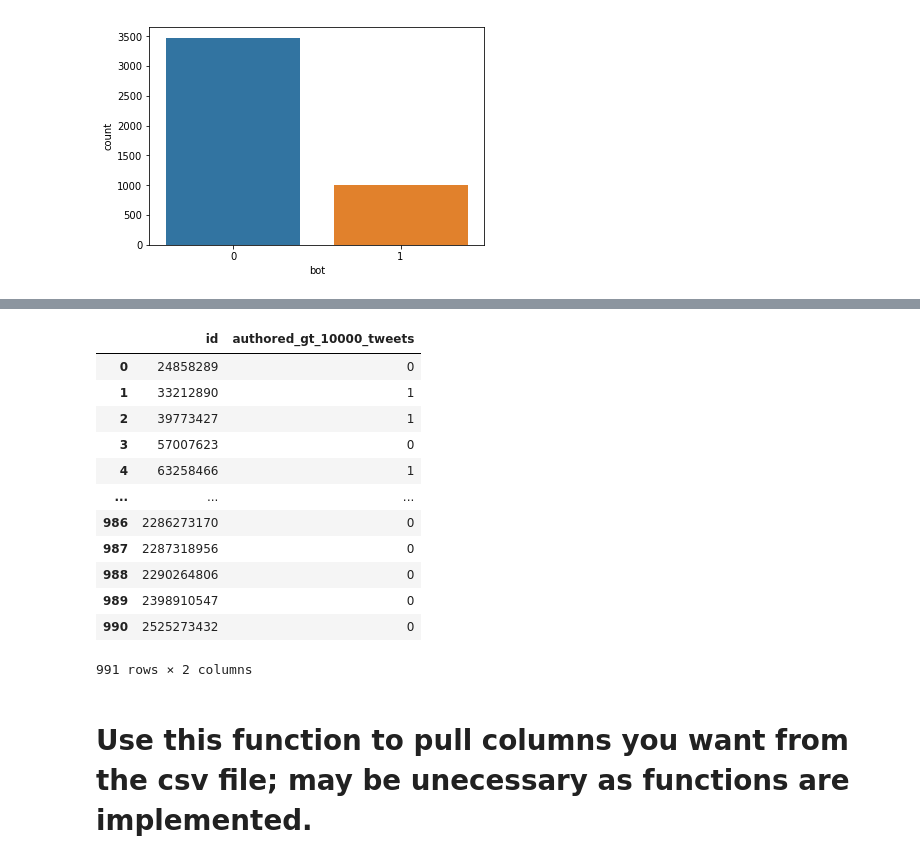
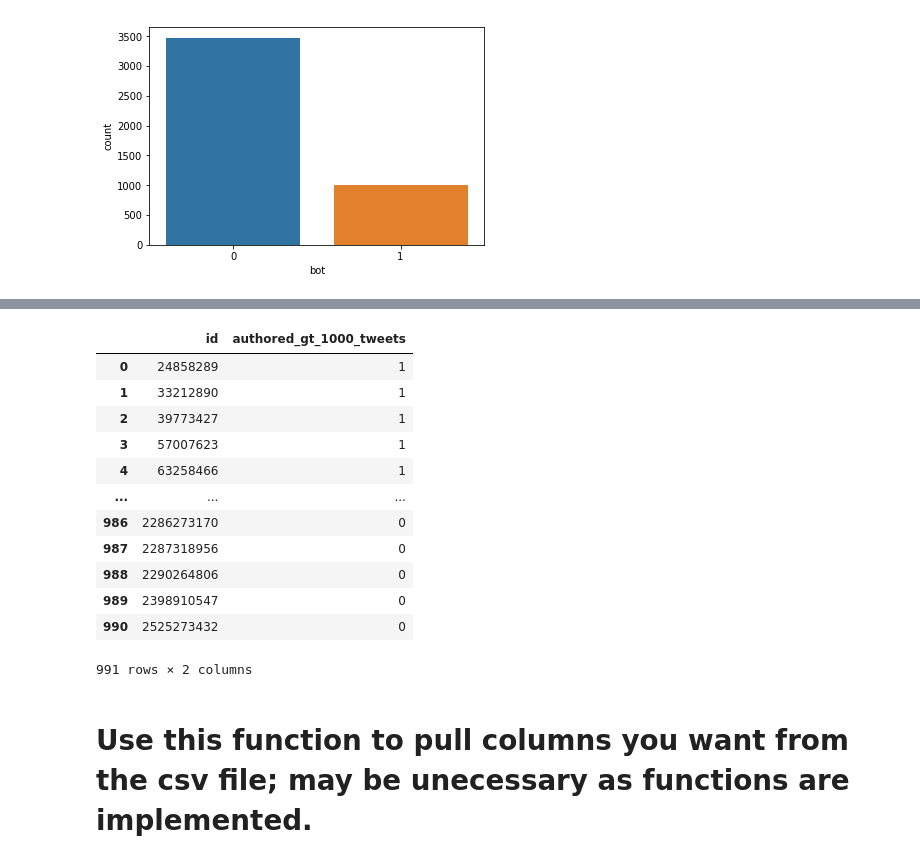
Before and after one commit to jasonweidner/CSPB_4502, a Jupyter notebook: Bot_Wrangler.ipynb, the cells around one changed output, grey strips where cells are left out. Cells and saved outputs as stored; diff of their text form; code cells hidden in the pictures.

```diff
--- a/Bot_Wrangler.ipynb
+++ b/Bot_Wrangler.ipynb
@@ -689,22 +709,22 @@ create_col_user_authored_over_100_tweets(real_users)
 | 3472 | 121122678 | 1 |
 | 3473 | 2910276853 | 1 |
 3474 rows × 2 columns
-# %%
-create_col_user_authored_over_10000_tweets(socbots_users)
-# %% [output]
-|  | id | authored_gt_10000_tweets |
-| 0 | 24858289 | 0 |
-| 1 | 33212890 | 1 |
-| 2 | 39773427 | 1 |
-| 3 | 57007623 | 0 |
-| 4 | 63258466 | 1 |
-| ... | ... | ... |
-| 986 | 2286273170 | 0 |
-| 987 | 2287318956 | 0 |
-| 988 | 2290264806 | 0 |
-| 989 | 2398910547 | 0 |
-| 990 | 2525273432 | 0 |
-991 rows × 2 columns
+# %%
+create_col_user_authored_over_1000_tweets(socbots_1)
+# %% [output]
+|  | id | authored_gt_1000_tweets |
+| 0 | 24858289 | 1 |
+| 1 | 33212890 | 1 |
+| 2 | 39773427 | 1 |
+| 3 | 57007623 | 1 |
+| 4 | 63258466 | 1 |
+| ... | ... | ... |
+| 986 | 2286273170 | 0 |
+| 987 | 2287318956 | 0 |
+| 988 | 2290264806 | 0 |
+| 989 | 2398910547 | 0 |
+| 990 | 2525273432 | 0 |
+991 rows × 2 columns
 # %% [markdown]
 # Use this function to pull columns you want from the csv file; may be unecessary as functions are implemented.
 # %%
```
Also changed, not shown: parts of 40 cells of this notebook, 1 other file.
